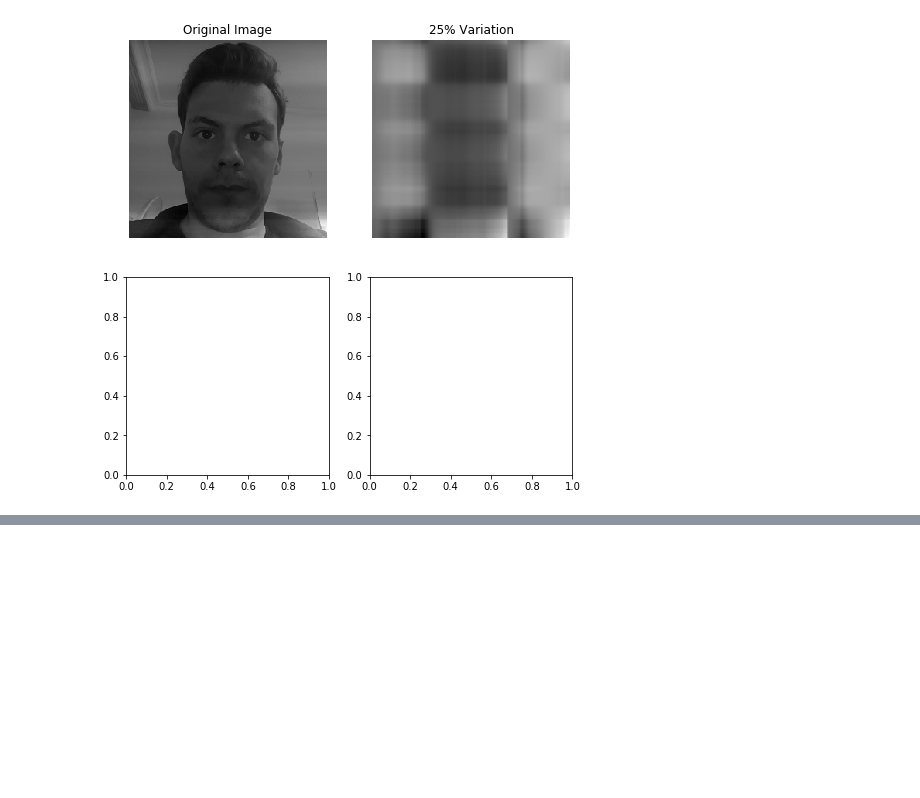
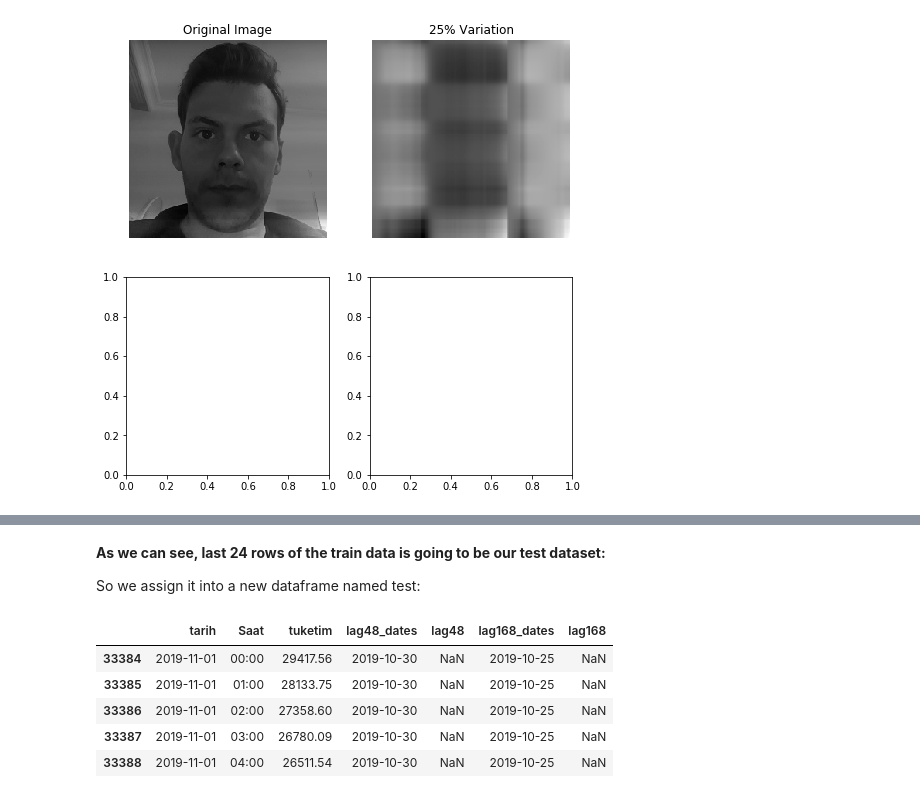
Before and after one commit to BU-IE-582/fall19-GnyEser, a Jupyter notebook: Homework1.ipynb, the cells around one changed output, grey strips where cells are left out. Cells and saved outputs as stored; diff of their text form; code cells hidden in the pictures; blank space fills up the shorter version.

```diff
--- a/Homework1.ipynb
+++ b/Homework1.ipynb
@@ -953,0 +1304,15 @@ plt.show()
+# %% [markdown]
+**As we can see, last 24 rows of the train data is going to be our test dataset:**
+
+So we assign it into a new dataframe named test:
+# %%
+test = train[-24:].copy()
+# %%
+test.head()
+# %% [output]
+|  | tarih | Saat | tuketim | lag48_dates | lag48 | lag168_dates | lag168 |
+| 33384 | 2019-11-01 | 00:00 | 29417.56 | 2019-10-30 | NaN | 2019-10-25 | NaN |
+| 33385 | 2019-11-01 | 01:00 | 28133.75 | 2019-10-30 | NaN | 2019-10-25 | NaN |
+| 33386 | 2019-11-01 | 02:00 | 27358.60 | 2019-10-30 | NaN | 2019-10-25 | NaN |
+| 33387 | 2019-11-01 | 03:00 | 26780.09 | 2019-10-30 | NaN | 2019-10-25 | NaN |
+| 33388 | 2019-11-01 | 04:00 | 26511.54 | 2019-10-30 | NaN | 2019-10-25 | NaN |
```
Also changed, not shown: parts of 91 cells of this notebook, 4 other files.
